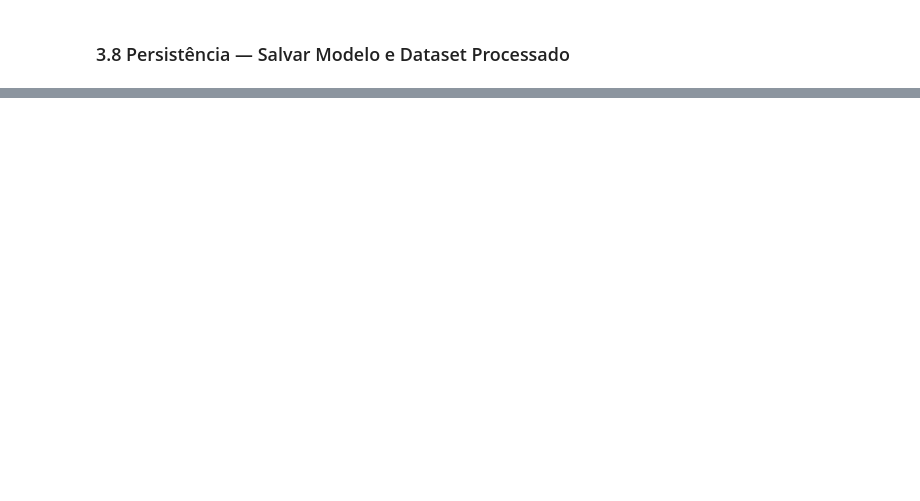
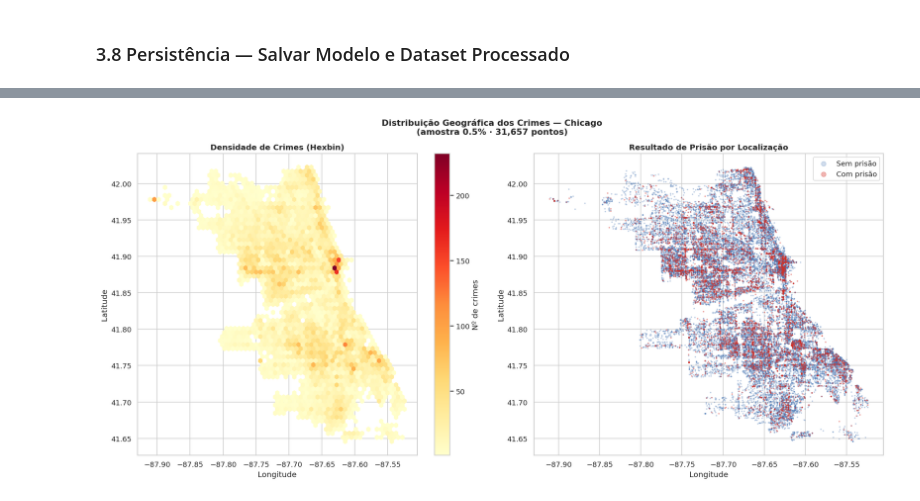
Before and after one commit to Lookhuz/big-data, a Jupyter notebook: notebooks/projeto_big_data.ipynb, the cells around one changed output, grey strips where cells are left out. Drawn from its saved outputs; the diff is of its cells as text; code cells hidden in the pictures; blank space fills up the shorter version.

```diff
--- a/notebooks/projeto_big_data.ipynb
+++ b/notebooks/projeto_big_data.ipynb
@@ -121,5 +178,7 @@ df = df.dropna(subset=["Date", "Primary Type", "Location Description",
 
 df = df.filter((col("Latitude") != 0.0) & (col("Longitude") != 0.0))
 
-print(f"Linhas após limpeza: {df.count():,}")
+df = df.filter(col("Primary Type") != "NARCOTICS")
+
+print(f"Linhas após limpeza e remoção de NARCOTICS: {df.count():,}")
 # %% [output]
@@ -561,40 +702,42 @@ df_geo_pd = spark.sql("""
     SELECT Latitude, Longitude, Arrest_label
     FROM crimes
     WHERE Latitude  BETWEEN 41.6 AND 42.1
-      AND Longitude BETWEEN -87.95 AND -87.5
+      AND Longitude BETWEEN -88.0 AND -87.5
 """).sample(fraction=0.005, seed=42).toPandas()
 
 arrested     = df_geo_pd[df_geo_pd["Arrest_label"] == 1]
 not_arrested = df_geo_pd[df_geo_pd["Arrest_label"] == 0]
 n_pts = len(df_geo_pd)
 
 fig, axes = plt.subplots(1, 2, figsize=(17, 8))
 
 hb = axes[0].hexbin(
     df_geo_pd["Longitude"], df_geo_pd["Latitude"],
     gridsize=60, cmap="YlOrRd", mincnt=1, linewidths=0.15
 )
 plt.colorbar(hb, ax=axes[0], label="Nº de crimes")
 axes[0].set_xlabel("Longitude")
 axes[0].set_ylabel("Latitude")
 axes[0].set_title("Densidade de Crimes (Hexbin)", fontsize=12, fontweight="bold")
 
 axes[1].scatter(not_arrested["Longitude"], not_arrested["Latitude"],
                 s=2, alpha=0.25, color="#4575b4", label="Sem prisão")
 axes[1].scatter(arrested["Longitude"], arrested["Latitude"],
                 s=2, alpha=0.35, color="#d73027", label="Com prisão")
 axes[1].set_xlabel("Longitude")
 axes[1].set_ylabel("Latitude")
 axes[1].set_title("Resultado de Prisão por Localização", fontsize=12, fontweight="bold")
 axes[1].legend(markerscale=5, loc="upper right")
 
 plt.suptitle(
     f"Distribuição Geográfica dos Crimes — Chicago\n(amostra 0.5% · {n_pts:,} pontos)",
     fontsize=13, fontweight="bold"
 )
 plt.tight_layout()
 plt.savefig(SAVE_DIR + "chart_04_geographic.png", bbox_inches="tight", dpi=150)
 plt.show()
+# %% [output]
+[figure, added]
 # %%
 labels_before = ["Sem Prisão (0)", "Com Prisão (1)"]
 labels_after  = ["Sem Prisão (0)", "Com Prisão (1)"]
```
Also changed, not shown: parts of 39 cells of this notebook, 5 other files.
